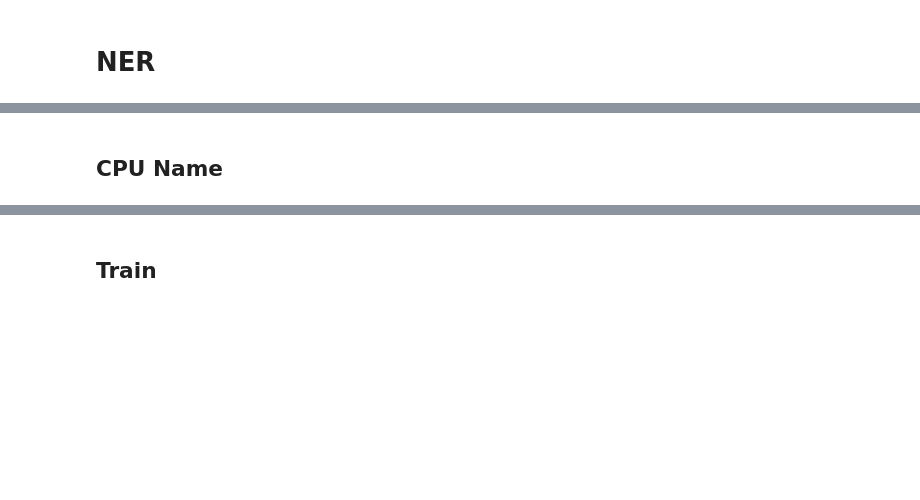
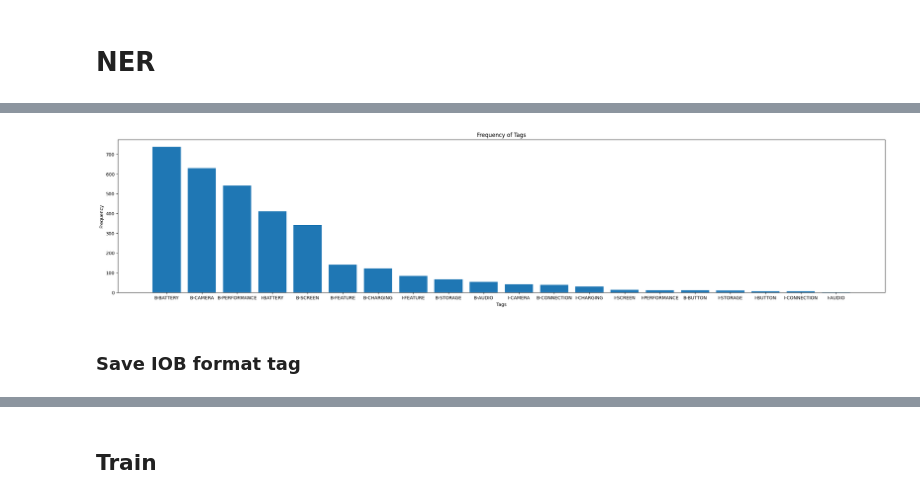
Before and after one commit to IdjiotSandwiches/Combining-Sentiment-Analysis-and-Named-Entity-Recognition-in-Smartphone-Reviews, a Jupyter notebook: Project/NLP_Project.ipynb, the cells around one changed output, grey strips where cells are left out. Saved outputs shown, nothing was run; the diff lists cells and outputs as text; code cells hidden in the pictures; blank space fills up the shorter version.

```diff
--- a/Project/NLP_Project.ipynb
+++ b/Project/NLP_Project.ipynb
@@ -30,5 +27,3 @@ df_1['review_text'] = df_1['review_text'].str.replace('\n', '').str.strip()
-# %%
-df = pd.concat([df_1, df_2])
 # %%
 print(f'Before:\n{df.isnull().sum()}')
 df.dropna(subset=['review_text'], inplace=True)
@@ -293,0 +311,3 @@ Evaluation results: {'eval_loss': 0.09182687848806381, 'eval_f1-score': 0.975188
+# %%
+NER_df = pd.DataFrame({'review': df['review_text']})
+NER_df.head()
@@ -645,0 +493,3 @@ data = pd.DataFrame({'cpu_name': ['A10 Fusion',
+# %%
+NER_df['tag'] = NER_df['review'].apply(tagging_data)
+NER_df.head()
@@ -645,0 +503,3 @@ data = pd.DataFrame({'cpu_name': ['A10 Fusion',
+# %%
+NER_df = to_iob_tag(NER_df['review'], NER_df['tag'])
+NER_df
@@ -646 +520,14 @@ data = pd.DataFrame({'cpu_name': ['A10 Fusion',
+# %%
+temp_df = NER_df.drop(NER_df[NER_df['labels'] == 'O'].index)
+label_counts = temp_df['labels'].value_counts()
+plt.figure(figsize=(30, 6))
+plt.bar(label_counts.index, label_counts.values)
+plt.xlabel('Tags')
+plt.ylabel('Frequency')
+plt.title('Frequency of Tags')
+plt.show()
+# %% [output]
+[figure, added]
+# %% [markdown]
+### **Save IOB format tag**
 # %%
@@ -648,2 +534,0 @@ data.to_csv('../datasets/raw_datasets/cpu_name.csv', index=False)
-# %% [markdown]
-## **CPU Name**
```
Also changed, not shown: parts of 46 cells of this notebook, 5 other files.
